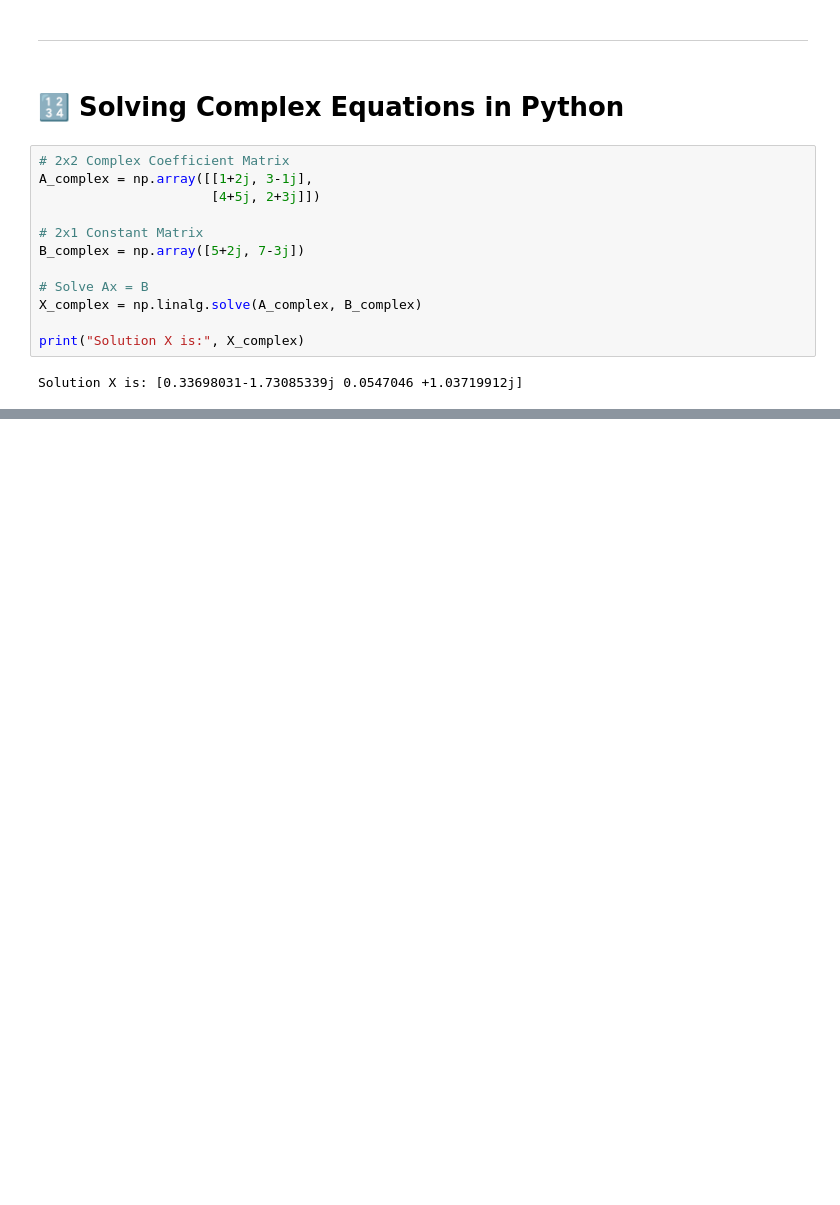
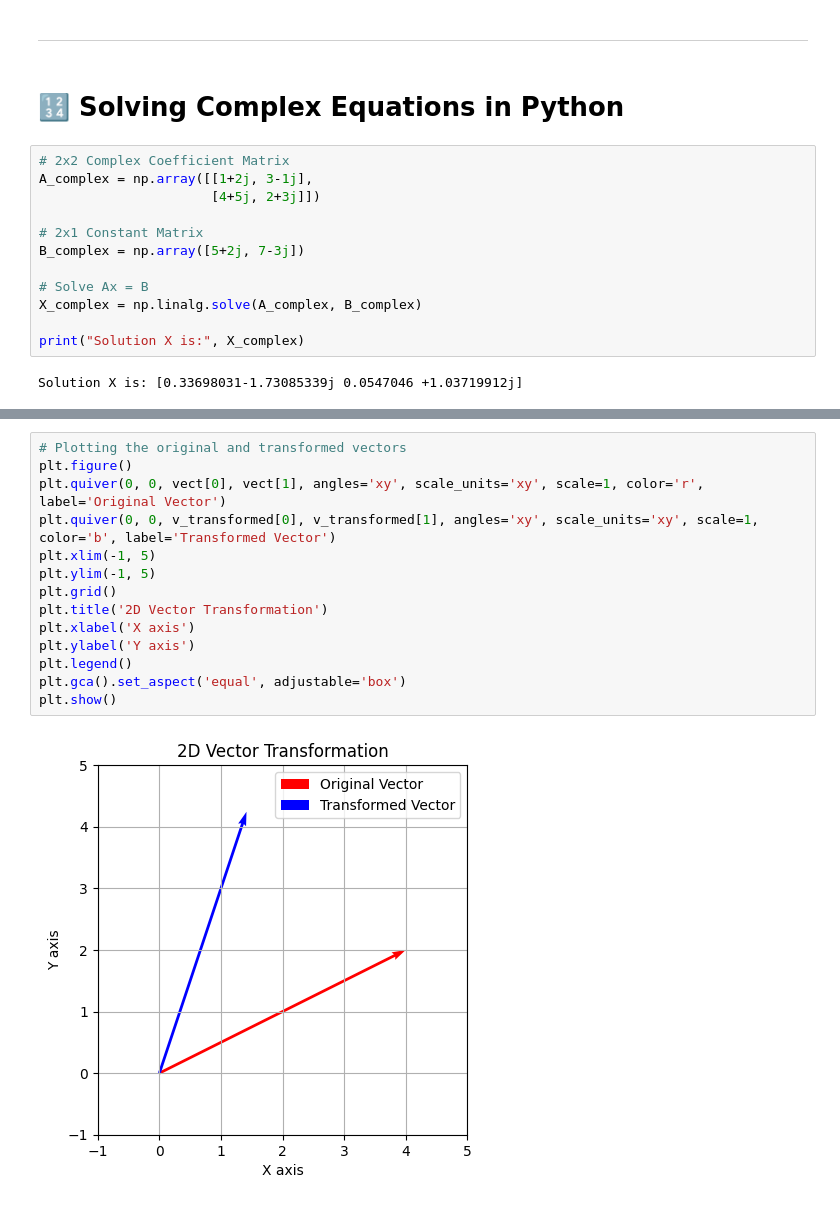
Before and after one commit to shahahmad-dev/04_Data_Science_Mathematics, a Jupyter notebook: 01_linear_algebra.ipynb, the cells around one changed output, grey strips where cells are left out. Cells and saved outputs as stored; diff of their text form; blank space fills up the shorter version.

```diff
--- a/01_linear_algebra.ipynb
+++ b/01_linear_algebra.ipynb
@@ -41,0 +89,16 @@ Solution X is: [0.33698031-1.73085339j 0.0547046 +1.03719912j]
+# %%
+# Plotting the original and transformed vectors
+plt.figure()
+plt.quiver(0, 0, vect[0], vect[1], angles='xy', scale_units='xy', scale=1, color='r', label='Original Vector')
+plt.quiver(0, 0, v_transformed[0], v_transformed[1], angles='xy', scale_units='xy', scale=1, color='b', label='Transformed Vector')
+plt.xlim(-1, 5)
+plt.ylim(-1, 5)
+plt.grid()
+plt.title('2D Vector Transformation')
+plt.xlabel('X axis')
+plt.ylabel('Y axis')
+plt.legend()
+plt.gca().set_aspect('equal', adjustable='box')
+plt.show()
+# %% [output]
+[figure, added]
```
Also changed, not shown: parts of 6 cells of this notebook.
